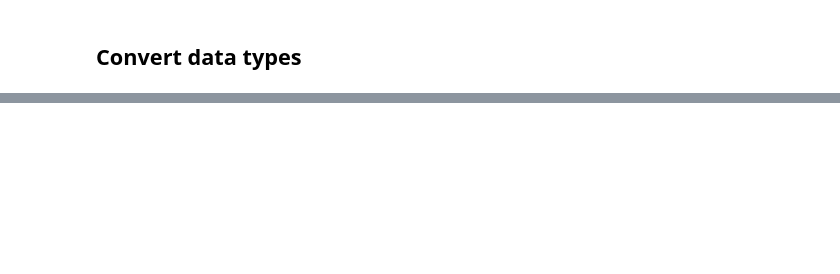
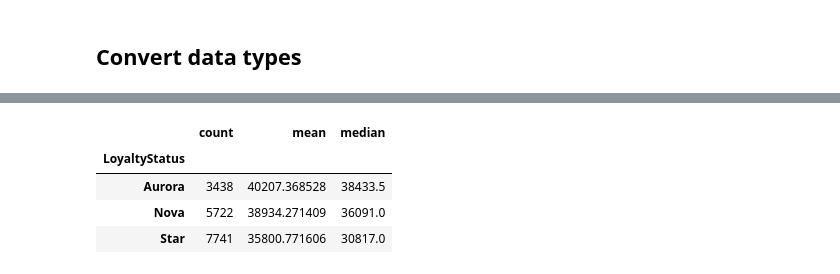
Before and after one commit to lucasdmcax/data_mining, a Jupyter notebook: Group20_EDA_Code.ipynb, the cells around one changed output, grey strips where cells are left out. Saved outputs shown, nothing was run; the diff lists cells and outputs as text; code cells hidden in the pictures; blank space fills up the shorter version.

```diff
--- a/Group20_EDA_Code.ipynb
+++ b/Group20_EDA_Code.ipynb
@@ -443,0 +474,8 @@ Number of records in merged DB: True
+# %%
+customer_db.groupby('LoyaltyStatus')['Income'].agg(['count', 'mean', 'median'])
+# %% [output]
+|  | count | mean | median |
+| LoyaltyStatus |  |  |  |
+| Aurora | 3438 | 40207.368528 | 38433.5 |
+| Nova | 5722 | 38934.271409 | 36091.0 |
+| Star | 7741 | 35800.771606 | 30817.0 |
```
Also changed, not shown: parts of 13 cells of this notebook.
